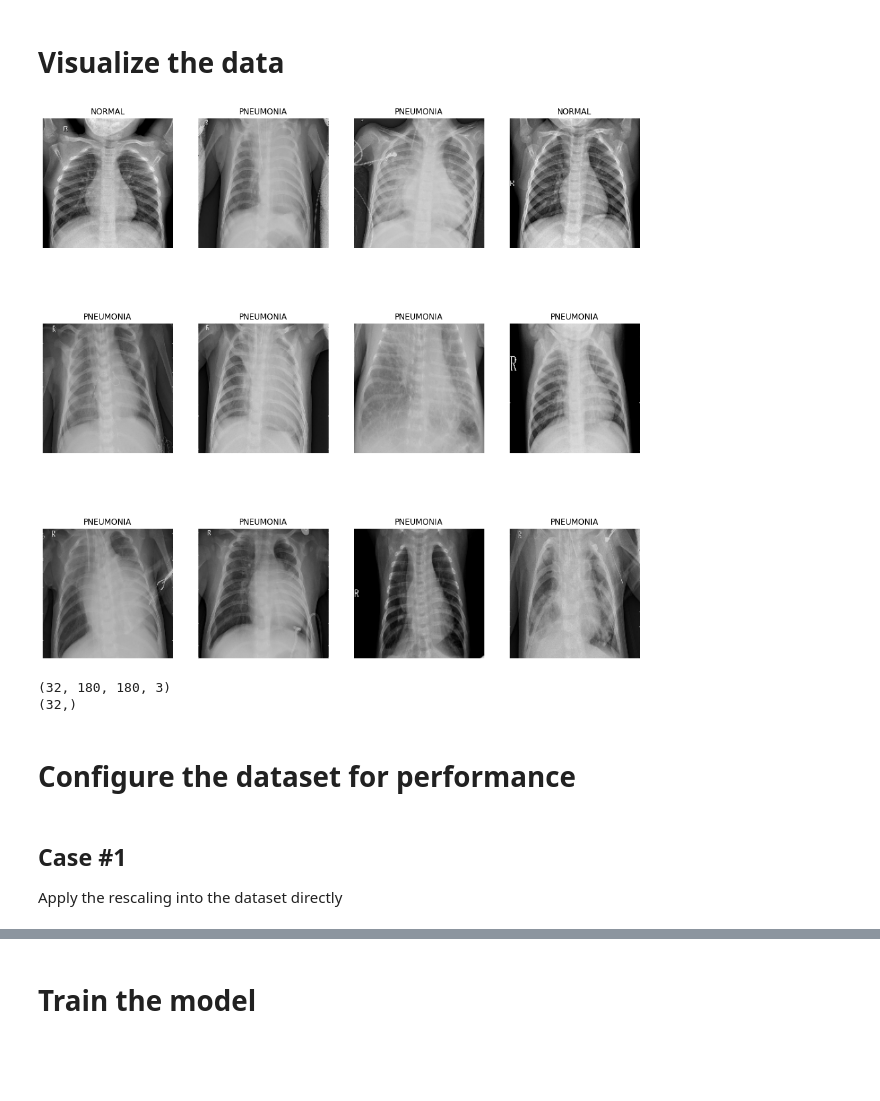
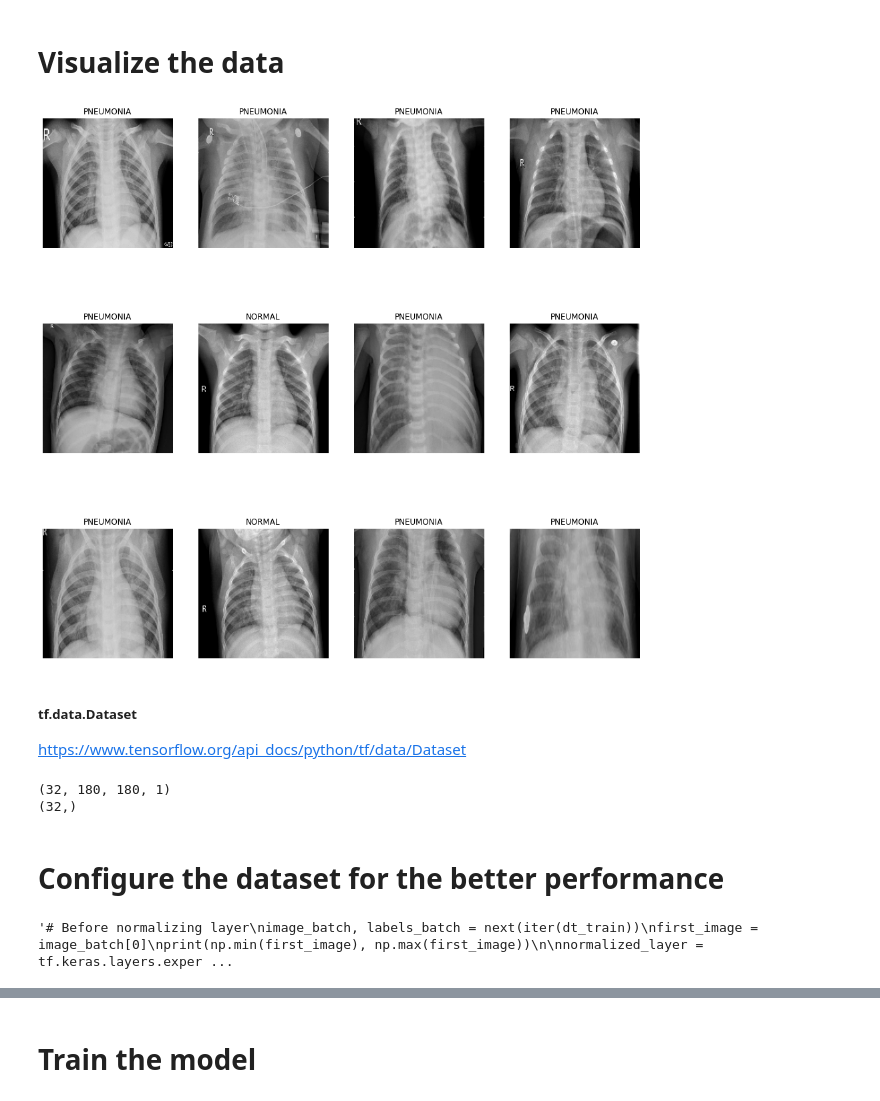
Before and after one commit to jooyeongkang/detection-pneumonia, a Jupyter notebook: ChestXRay_Pneumonia.ipynb, the cells around one changed output, grey strips where cells are left out. Drawn from its saved outputs; the diff is of its cells as text; code cells hidden in the pictures; blank space fills up the shorter version.

Commit message:
Set up to grayscale

```diff
--- a/ChestXRay_Pneumonia.ipynb
+++ b/ChestXRay_Pneumonia.ipynb
@@ -156,15 +102,17 @@ img_width = 180   # Size of Width for Resizing
 # %%
 dt_train = tf.keras.preprocessing.image_dataset_from_directory(
     directory=dir_dt_train,
+    labels='inferred',
+    label_mode='int',
+    class_names=None,
+    color_mode='grayscale', # Option: rgb
+    batch_size=batch_size,
+    image_size=(img_height, img_width),
+    shuffle=True,
+    seed=123,
     validation_split=.2,
-    subset='training',
-    seed=123,
-    image_size=(img_height, img_width),
-    batch_size=batch_size
+    subset='training'
 )
 # %% [output]
 Found 5232 files belonging to 2 classes.
 Using 4186 files for training.
-# %%
-labels = np.array(sorted(dt_train.class_names))
-labels
@@ -187,24 +140,27 @@ Using 1046 files for validation.
 # %%
 plt.figure(figsize=(16, 16))
 
 for images, labels in dt_train.take(1):
   for i in range(12):
     ax = plt.subplot(3, 4, i + 1)
-    plt.imshow(images[i].numpy().astype("uint8"))
-    plt.title(class_names[labels[i]])
+    plt.imshow(tf.squeeze(images[i].numpy().astype("uint8")), cmap='gray', vmin=0, vmax=255)
+    plt.title(dt_train.class_names[labels[i]])
     plt.axis("off")
 # %% [output]
-[figure, old version]
+[figure, new version]
+# %% [markdown]
+##### tf.data.Dataset
+https://www.tensorflow.org/api_docs/python/tf/data/Dataset
 # %%
 for image_batch, labels_batch in dt_train:
   print(image_batch.shape)
   print(labels_batch.shape)
   break
 # %% [output]
-(32, 180, 180, 3)
+(32, 180, 180, 1)
 (32,)
 # %% [markdown]
-# Configure the dataset for performance
+# Configure the dataset for the better performance
 # %%
 AUTOTUNE = tf.data.AUTOTUNE
 
@@ -216,7 +172,17 @@ dt_val = dt_val.cache().prefetch(buffer_size=AUTOTUNE)
 Color RGB ranges from 0 to 255. For the better fit to a neural network,
 standardize the range from 0 to 1.
 '''
-normalization_layer = tf.keras.layers.experimental.preprocessing.Rescaling(1./255)
+"""# Before normalizing layer
+image_batch, labels_batch = next(iter(dt_train))
+first_image = image_batch[0]
+print(np.min(first_image), np.max(first_image))
+
+normalized_layer = tf.keras.layers.experimental.preprocessing.Rescaling(1./255)
+normalized_dt = dt_train.map(lambda x, y: (normalized_layer(x), y))
+
+# After nomarlizing layer
+image_batch, labels_batch = next(iter(normalized_dt))
+first_image = image_batch[0]
+print(np.min(first_image), np.max(first_image))"""
+# %% [output]
+'# Before normalizing layer\nimage_batch, labels_batch = next(iter(dt_train))\nfirst_image = image_batch[0]\nprint(np.min(first_image), np.max(first_image))\n\nnormalized_layer = tf.keras.layers.exper ...
-# %% [markdown]
-## Case #1
-Apply the rescaling into the dataset directly
```
Also changed, not shown: parts of 24 cells of this notebook.
